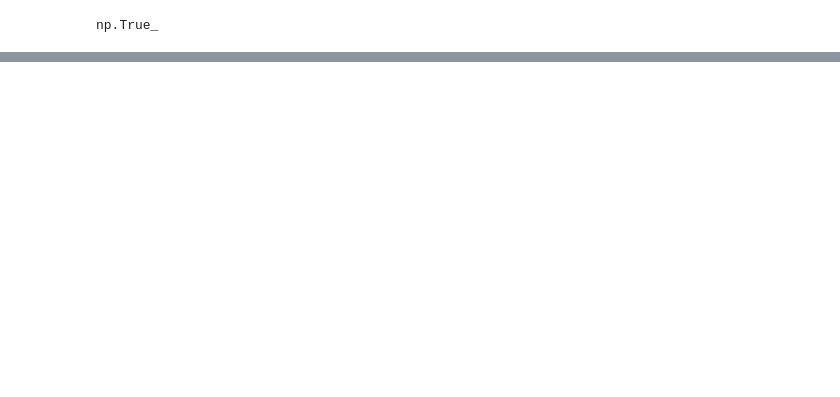
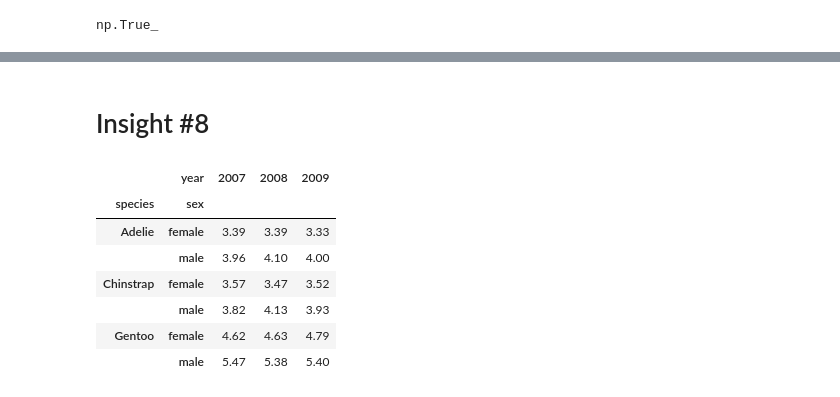
Before and after one commit to RyannKim327/Jupyter-Notebook, a Jupyter notebook: ITD - 3B/activity 2.ipynb, the cells around one changed output, grey strips where cells are left out. Drawn from its saved outputs; the diff is of its cells as text; code cells hidden in the pictures; blank space fills up the shorter version.

```diff
--- a/ITD - 3B/activity 2.ipynb
+++ b/ITD - 3B/activity 2.ipynb
@@ -541,3 +541,4 @@ np.True_
 ## The heaviest penguin among all species is: `Gentoo`
 # %%
-birds.groupby(['island', 'species', 'sex']).size()
+def groupings(cats):
+    return birds.groupby(cats)
@@ -564,0 +574,14 @@ dtype: int64
+# %% [markdown]
+# Insight #8
+# %%
+_a = groupings(['species', 'sex'])['weight']
+np.round(_a.mean().unstack(), 2)
+# %% [output]
+|  | year | 2007 | 2008 | 2009 |
+| species | sex |  |  |  |
+| Adelie | female | 3.39 | 3.39 | 3.33 |
+|  | male | 3.96 | 4.10 | 4.00 |
+| Chinstrap | female | 3.57 | 3.47 | 3.52 |
+|  | male | 3.82 | 4.13 | 3.93 |
+| Gentoo | female | 4.62 | 4.63 | 4.79 |
+|  | male | 5.47 | 5.38 | 5.40 |
```
Also changed, not shown: parts of 8 cells of this notebook.
